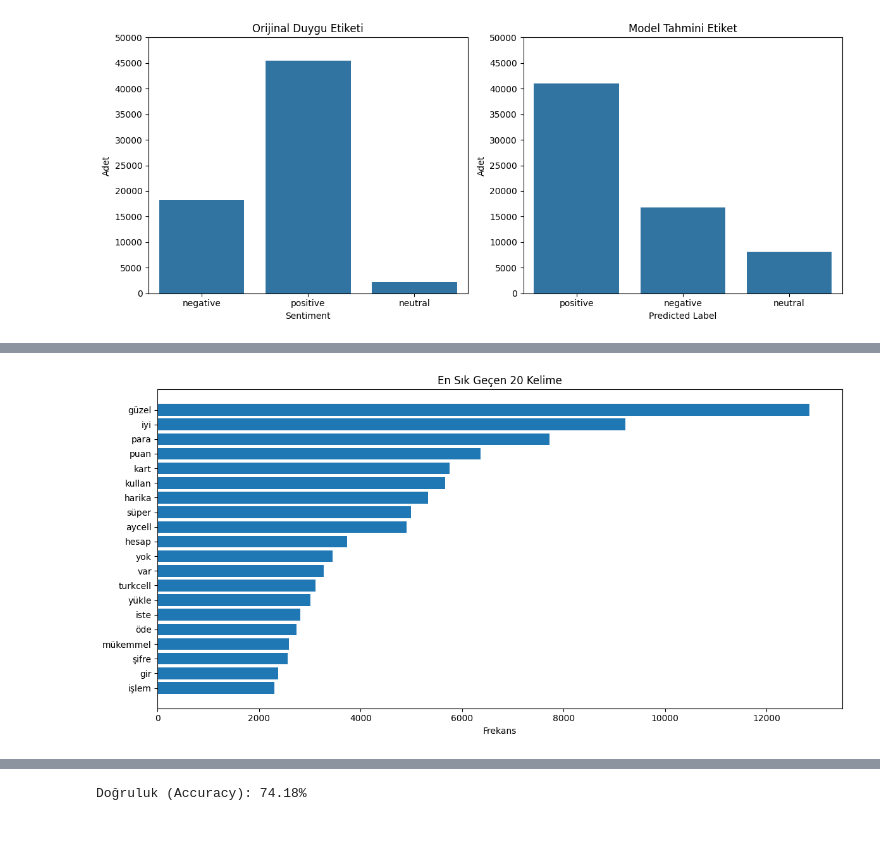
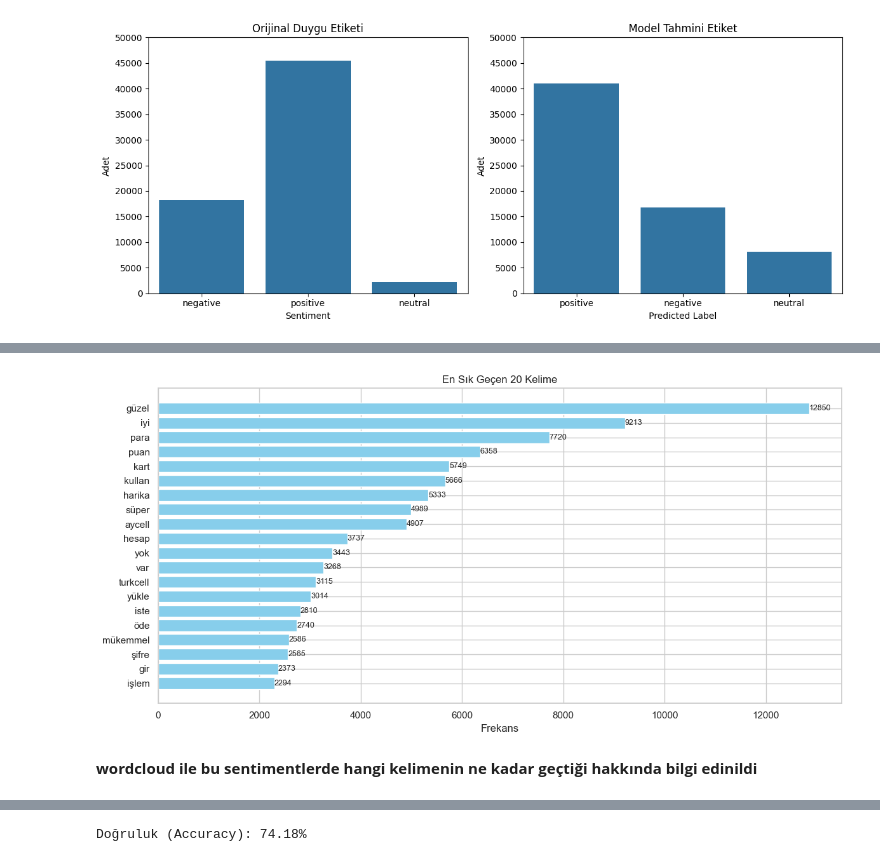
Before and after one commit to enisba/paycell-review-analysis, a Jupyter notebook: Notebooks/04_visualization.ipynb, the cells around one changed output, grey strips where cells are left out. Cells and saved outputs as stored; diff of their text form; code cells hidden in the pictures; blank space fills up the shorter version.

```diff
--- a/Notebooks/04_visualization.ipynb
+++ b/Notebooks/04_visualization.ipynb
@@ -56,26 +113,30 @@ plt.show()
 # %%
 from collections import Counter
-import matplotlib.pyplot as plt
 import ast
 
 all_words = []
 for lem in df['lemmas']:
     words = ast.literal_eval(lem)
     all_words.extend([w.lower().strip() for w in words if w.isalpha()])
 
 word_freq = Counter(all_words)
-
 top_words = word_freq.most_common(20)
-
 words, counts = zip(*top_words)
-
 plt.figure(figsize=(12, 6))
-plt.barh(words[::-1], counts[::-1])
+bars = plt.barh(words[::-1], counts[::-1], color='skyblue')
 plt.xlabel("Frekans")
 plt.title("En Sık Geçen 20 Kelime")
+for bar in bars:
+    width = bar.get_width()
+    plt.text(width + 1, bar.get_y() + bar.get_height()/2,
+             str(int(width)),
+             va='center', fontsize=9)
+
 plt.tight_layout()
 plt.show()
 # %% [output]
-[figure, old version]
+[figure, new version]
+# %% [markdown]
+__wordcloud ile bu sentimentlerde hangi kelimenin ne kadar geçtiği hakkında bilgi edinildi__
 # %%
 from wordcloud import WordCloud
```
Also changed, not shown: parts of 33 cells of this notebook, 1 other file.
